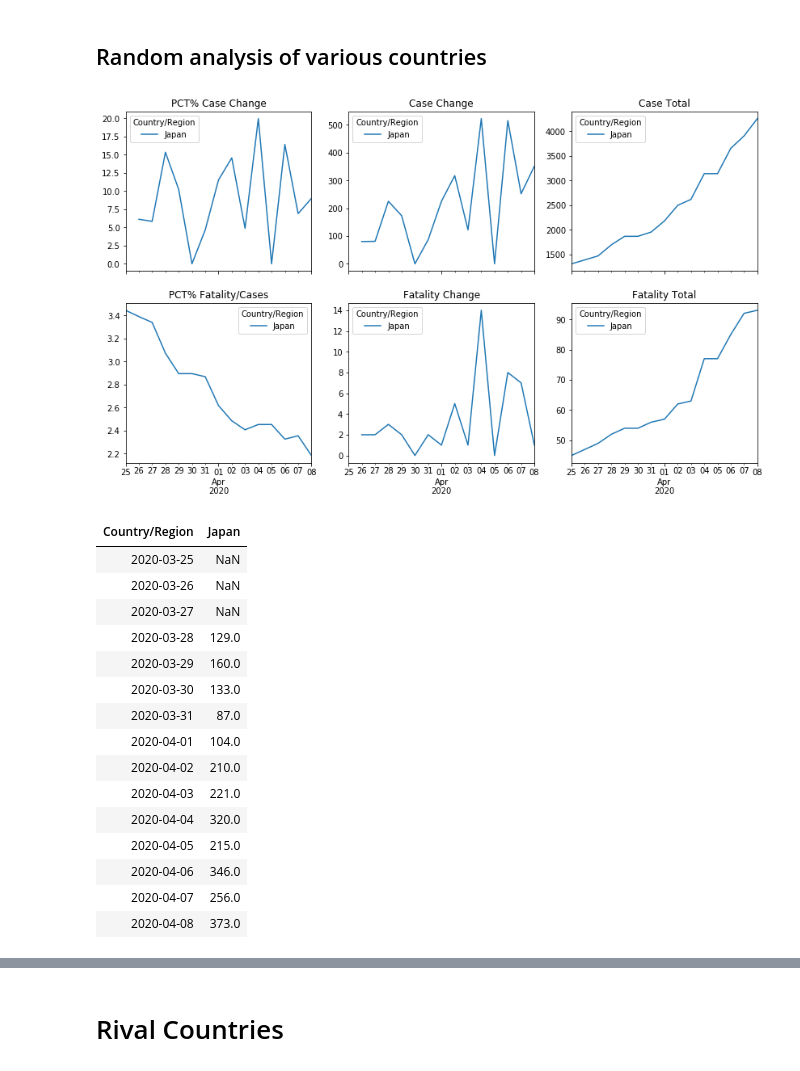
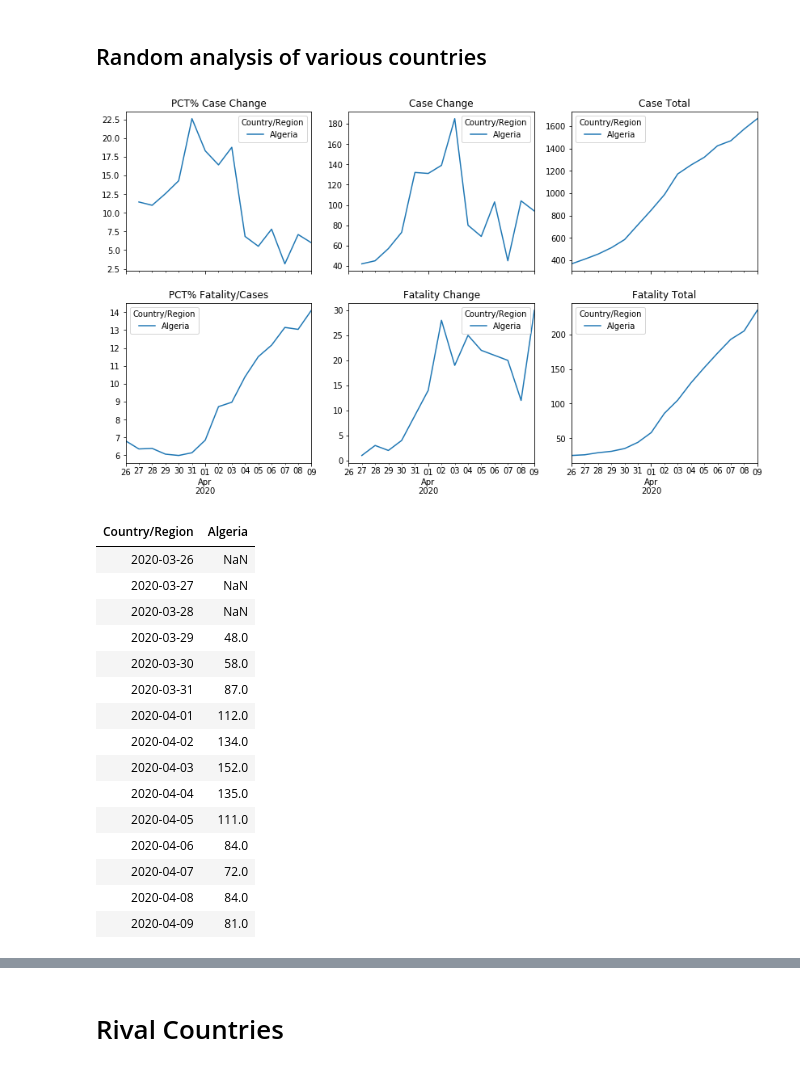
Before and after one commit to dougfoo/machineLearning, a Jupyter notebook: covid/COVID-global-working.ipynb, the cells around one changed output, grey strips where cells are left out. Cells and saved outputs as stored; diff of their text form; code cells hidden in the pictures.

```diff
--- a/covid/COVID-global-working.ipynb
+++ b/covid/COVID-global-working.ipynb
@@ -254,43 +254,43 @@ display('top countries d', dfd_g2.sort_values(by=[dfd_g2.columns[-1]], ascending
 # %%
 # ad hoc overlays
 countries = ['Italy','US','Spain','France','Germany']
-countries = ['Japan']
+countries = ['Algeria']
 maxdays = 15
 
 fig, axs = plt.subplots(2,3, figsize=(14, 8), sharex=True)
 dfc_g3 = dfc_g2.transpose().tail(maxdays).transpose().sort_index()
 dfd_g3 = dfd_g2.transpose().tail(maxdays).transpose().sort_index()
 
 pctline = dfc_g3[dfc_g3.index.isin(countries)].pct_change(axis=1).transpose().mul(100).plot(ax=axs[0,0], title='PCT% Case Change')
 chgline = dfc_g3[dfc_g3.index.isin(countries)].diff(axis=1).transpose().plot(ax=axs[0,1], title='Case Change')
 actline = dfc_g3[dfc_g3.index.isin(countries)].tail(maxdays).transpose().plot(ax=axs[0,2], title='Case Total')
 
 #i'd like to get the colors to be the same...
 pctline = (dfd_g3[dfd_g3.index.isin(countries)]/dfc_g3[dfc_g3.index.isin(countries)]).transpose().mul(100).plot(ax=axs[1,0], title='PCT% Fatality/Cases')
 chgline = dfd_g3[dfd_g3.index.isin(countries)].diff(axis=1).transpose().plot(ax=axs[1,1], title='Fatality Change')
 actline = dfd_g3[dfd_g3.index.isin(countries)].transpose().plot(ax=axs[1,2], title='Fatality Total')
 plt.show()
 
 
 dfc_g3[dfc_g3.index.isin(countries)].diff(axis=1).transpose().rolling(3, axis=0).mean().round(0)
 # %% [output]
-[figure, old version]
+[figure, new version]
-| Country/Region | Japan |
-| 2020-03-25 | NaN |
+| Country/Region | Algeria |
 | 2020-03-26 | NaN |
 | 2020-03-27 | NaN |
-| 2020-03-28 | 129.0 |
-| 2020-03-29 | 160.0 |
-| 2020-03-30 | 133.0 |
+| 2020-03-28 | NaN |
+| 2020-03-29 | 48.0 |
+| 2020-03-30 | 58.0 |
 | 2020-03-31 | 87.0 |
-| 2020-04-01 | 104.0 |
-| 2020-04-02 | 210.0 |
-| 2020-04-03 | 221.0 |
-| 2020-04-04 | 320.0 |
-| 2020-04-05 | 215.0 |
-| 2020-04-06 | 346.0 |
-| 2020-04-07 | 256.0 |
-| 2020-04-08 | 373.0 |
+| 2020-04-01 | 112.0 |
+| 2020-04-02 | 134.0 |
+| 2020-04-03 | 152.0 |
+| 2020-04-04 | 135.0 |
+| 2020-04-05 | 111.0 |
+| 2020-04-06 | 84.0 |
+| 2020-04-07 | 72.0 |
+| 2020-04-08 | 84.0 |
+| 2020-04-09 | 81.0 |
 # %%
 # rolling 3 day to smooth out
 countries = ['Italy']
```
Also changed, not shown: parts of 17 cells of this notebook, 1 other file.
